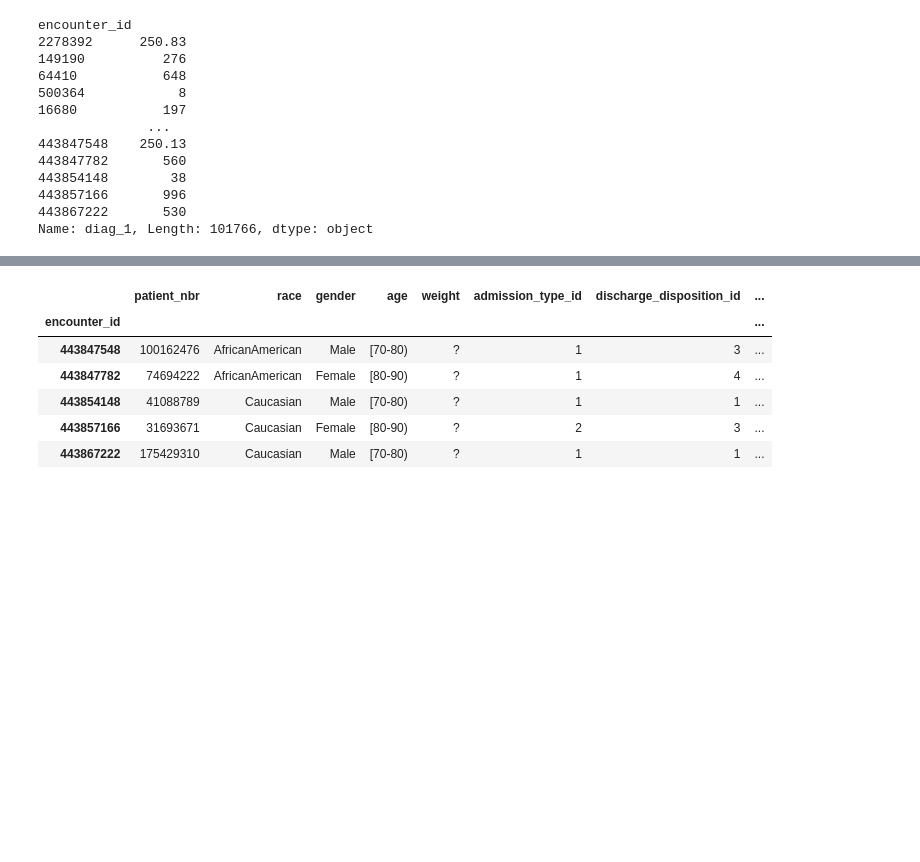
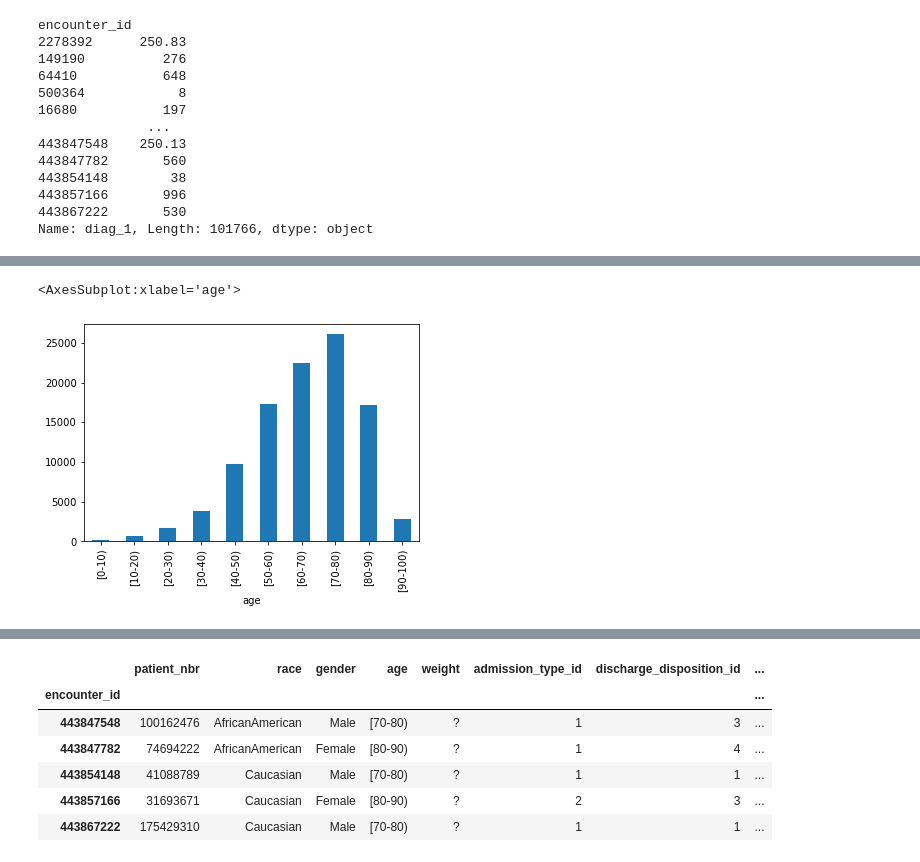
Before and after one commit to leeleeisme/Project-2, a Jupyter notebook: Python Project 2 CDC Data.ipynb, the cells around one changed output, grey strips where cells are left out. Drawn from its saved outputs; the diff is of its cells as text; code cells hidden in the pictures; blank space fills up the shorter version.

```diff
--- a/Python Project 2 CDC Data.ipynb
+++ b/Python Project 2 CDC Data.ipynb
@@ -1,14 +0,0 @@
-# %%
-import pandas as pd
-import matplotlib.pyplot as plt
-import numpy as np
-import seaborn as sns
-%matplotlib inline
-diabetic_data = df=pd.read_csv("diabetic_data.csv",index_col=0)
-#Removing feild with no data and dots
-df= df.drop(["glyburide-metformin", "glipizide-metformin", "glimepiride-pioglitazone" ,"metformin-rosiglitazone", "metformin-pioglitazone"] ,axis=1)
-#trying to drop "0","?", and "..."
-diabetic_data = df.drop(['0', '?', '...'axis=axis])
-
-#df = df[~(df == '?').any(axis=1)]
-print(diabetic_data.head)
@@ -101,0 +261,6 @@ df.plot(x= "race", y="age",
+# %%
+
+df.groupby(['age'])['gender'].count().plot(kind="bar")
+# %% [output]
+<AxesSubplot:xlabel='age'>
+[figure, added]
```
Also changed, not shown: parts of 42 cells of this notebook.
